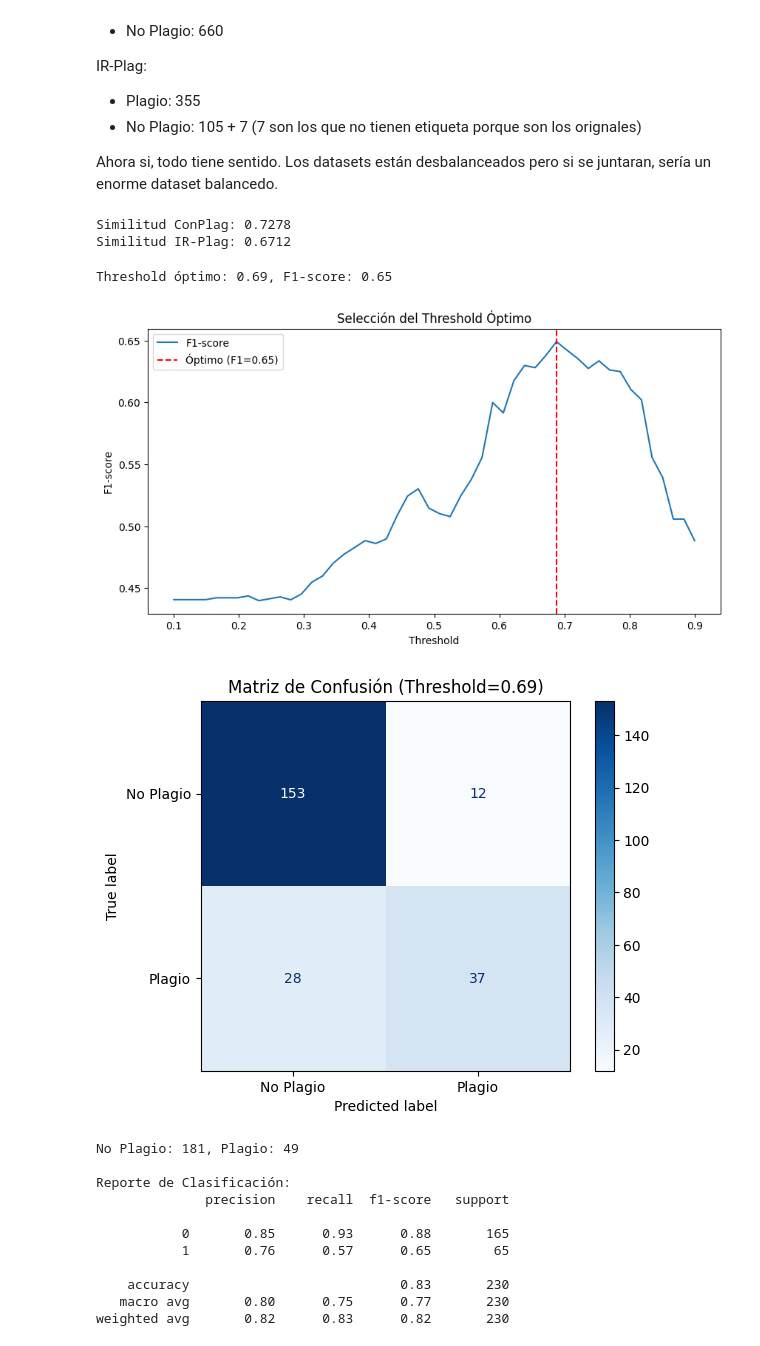
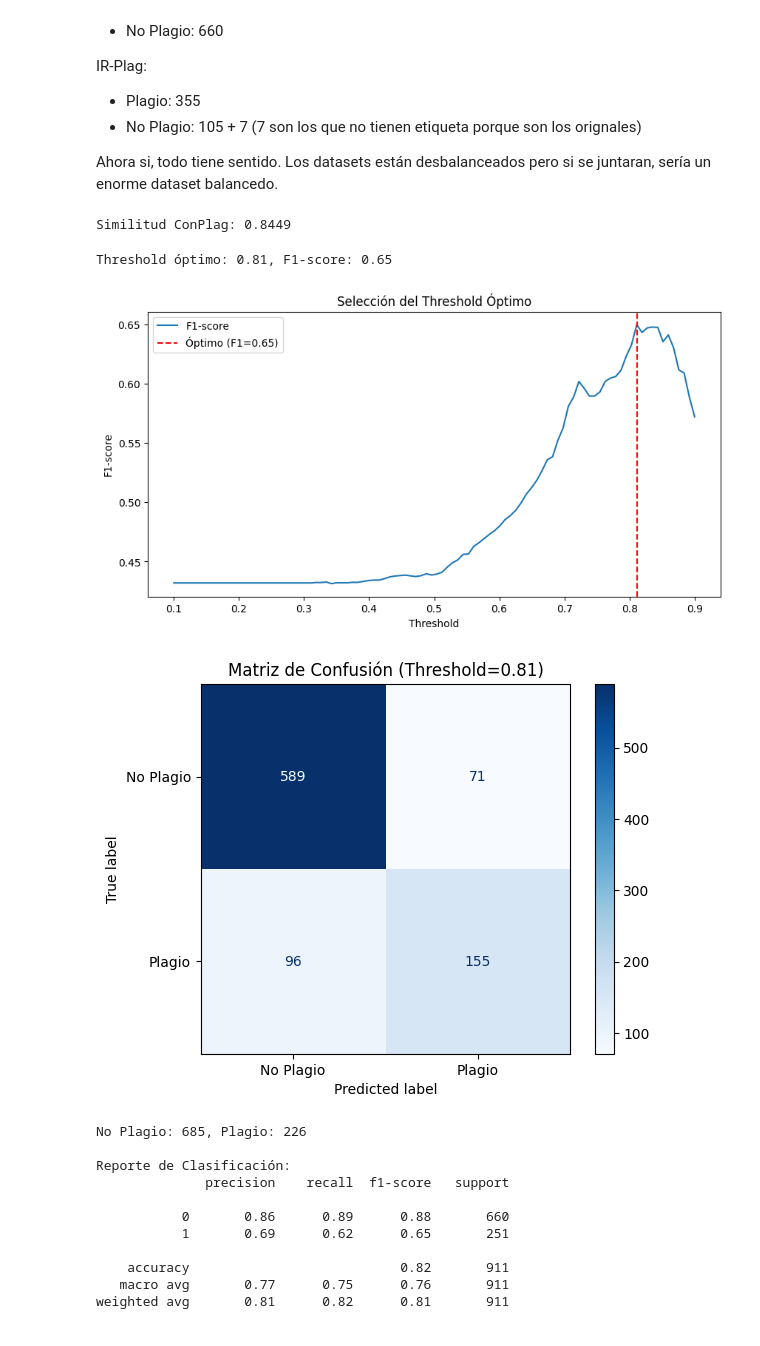
Before and after one commit to ElGonan/tc3002b-reto, a Jupyter notebook: src/project.ipynb, the cells around one changed output. Drawn from its saved outputs; the diff is of its cells as text; code cells hidden in the pictures.

```diff
--- a/src/project.ipynb
+++ b/src/project.ipynb
@@ -69,7 +70,6 @@ total_no_plagios = train_pairs['verdict'].value_counts().get('no_plagio', 0)
 # Mostrar los primeros registros
 print(train_pairs.head())
 print("Columnas del DataFrame después de la unión:", train_pairs.columns)
-print(train_pairs[['pair', 'verdict']].head())
 
 # Función para cargar el código de los pares
 def load_code(submission_id):
@@ -90,9 +90,17 @@ def load_code(submission_id):
 
     return code1, code2
 
-# Cargar los códigos correspondientes a los pares de entrenamiento
-train_pairs[['sub1', 'sub2']] = train_pairs['pair'].str.split('_', expand=True)
-train_pairs[['code1', 'code2']] = train_pairs['pair'].apply(lambda x: load_code(x)).apply(pd.Series)
+# Cargar los códigos correspondientes a todos los pares de entrenamiento y prueba en un solo dataset
+def load_all_codes(train, test):
+    all_codes = []
+    for index, row in pd.concat([train, test]).iterrows():
+        code1, code2 = load_code(row['pair'])
+        all_codes.append({'code1': code1, 'code2': code2, 'verdict': row['verdict']})
+
+    return pd.DataFrame(all_codes)
+
+conPlagCodes = load_all_codes(train_pairs, test_pairs)
+print (f"Total de códigos cargados en variable: {len(conPlagCodes)}")
 # %% [output]
 Total de codigos cargados: 911
                 pair  verdict
@@ -252,14 +314,10 @@ def compute_tfidf_similarity(code1, code2):
 
     return similarity[0][0]
 
-conplag = compute_tfidf_similarity(train_pairs.iloc[0]['code1'], train_pairs.iloc[0]['code2'])
-
-irplag = compute_tfidf_similarity(ir_plag_dataset.iloc[0]['code'], ir_plag_dataset.iloc[1]['code'])
+conplag = compute_tfidf_similarity(conPlagCodes['code1'][0], conPlagCodes['code2'][0])
 
 # Mostrar similitudes
 print(f"Similitud ConPlag: {conplag:.4f}")
-print(f"Similitud IR-Plag: {irplag:.4f}")
 # %% [output]
-Similitud ConPlag: 0.7278
-Similitud IR-Plag: 0.6712
+Similitud ConPlag: 0.8449
 # %%
@@ -276,58 +335,59 @@ def calculate_all_similarities(pairs_df):
     return np.array(similarities)
 # %%
 # Calcular similitudes para ConPlag
-train_pairs['similarity'] = calculate_all_similarities(train_pairs)
+conPlagCodes['similarity'] = calculate_all_similarities(conPlagCodes)
 
 # Preparar etiquetas verdaderas (y_true)
-y_true = train_pairs['verdict'].values
+y_true = conPlagCodes['verdict'].values
 
 # Calcular threshold óptimo
-thresholds = np.linspace(0.1, 0.9, 50)
-f1_scores = [f1_score(y_true, train_pairs['similarity'] > t) for t in thresholds]
+thresholds = np.linspace(0.1, 0.9, 100)
+f1_scores = [f1_score(y_true, conPlagCodes['similarity'] > t) for t in thresholds]
 best_threshold = thresholds[np.argmax(f1_scores)]
 best_f1 = max(f1_scores)
 
 print(f"Threshold óptimo: {best_threshold:.2f}, F1-score: {best_f1:.2f}")
 
 # Visualización
 plt.figure(figsize=(10, 5))
 plt.plot(thresholds, f1_scores, label='F1-score')
 # Prueba de otros thresholds
-#best_threshold = 0.43
+#best_threshold = 0.67
 plt.axvline(best_threshold, color='r', linestyle='--', label=f'Óptimo (F1={best_f1:.2f})')
 plt.xlabel('Threshold')
 plt.ylabel('F1-score')
 plt.title('Selección del Threshold Óptimo')
 plt.legend()
 plt.show()
 
 
 
 
 # Matriz de confusión con el threshold óptimo
-y_pred = (train_pairs['similarity'] > best_threshold).astype(int)
+#best_threshold = 0.67
+y_pred = (conPlagCodes['similarity'] > best_threshold).astype(int)
 ConfusionMatrixDisplay.from_predictions(y_true, y_pred, display_labels=['No Plagio', 'Plagio'],
                                         cmap=plt.cm.Blues)
 plt.title(f'Matriz de Confusión (Threshold={best_threshold:.2f})')
 plt.show()
 
 print(f'No Plagio: {np.sum(y_pred == 0)}, Plagio: {np.sum(y_pred == 1)}')
 
 # Reporte de clasificación
 print("\nReporte de Clasificación:")
 print(classification_report(y_true, y_pred))
 # %% [output]
-Threshold óptimo: 0.69, F1-score: 0.65
+Threshold óptimo: 0.81, F1-score: 0.65
-[figure, old version]
+[figure, new version]
-[figure, old version]
+[figure, new version]
-No Plagio: 181, Plagio: 49
+No Plagio: 685, Plagio: 226
 
 Reporte de Clasificación:
               precision    recall  f1-score   support
 
-           0       0.85      0.93      0.88       165
-           1       0.76      0.57      0.65        65
+           0       0.86      0.89      0.88       660
+           1       0.69      0.62      0.65       251
 
-    accuracy                           0.83       230
-   macro avg       0.80      0.75      0.77       230
-weighted avg       0.82      0.83      0.82       230
+    accuracy                           0.82       911
+   macro avg       0.77      0.75      0.76       911
+weighted avg       0.81      0.82      0.81       911
```
Also changed, not shown: parts of 7 cells of this notebook, 1 other file.
